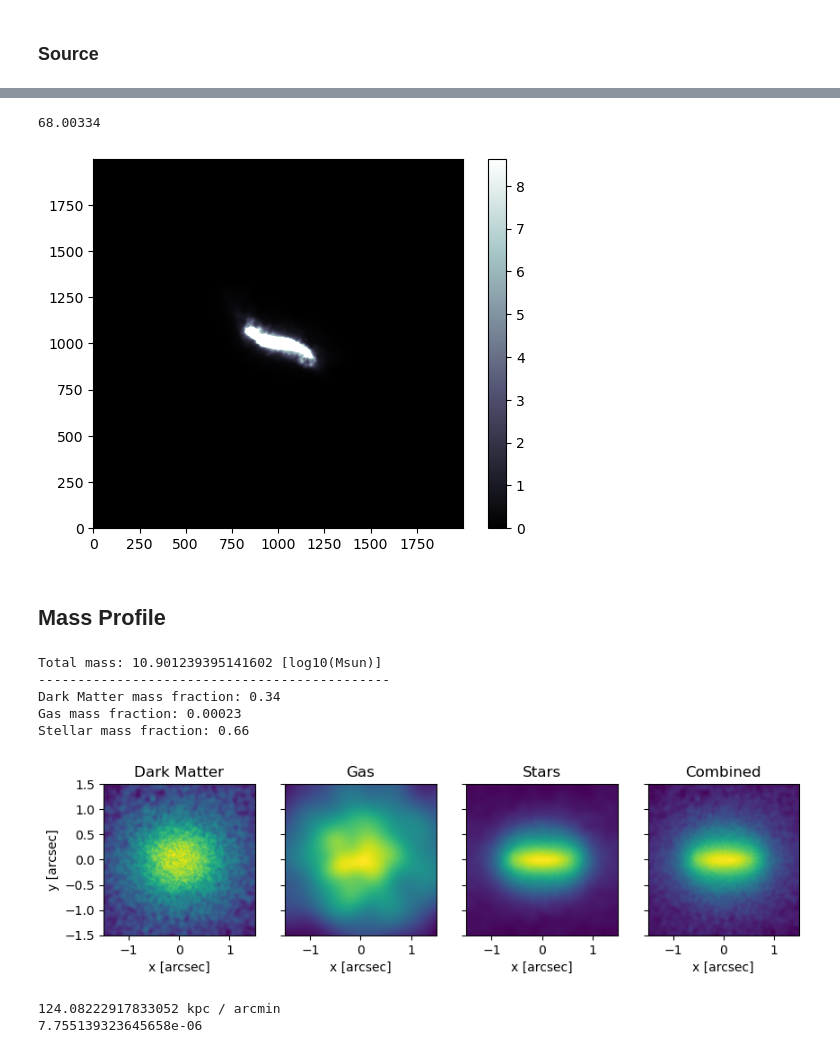
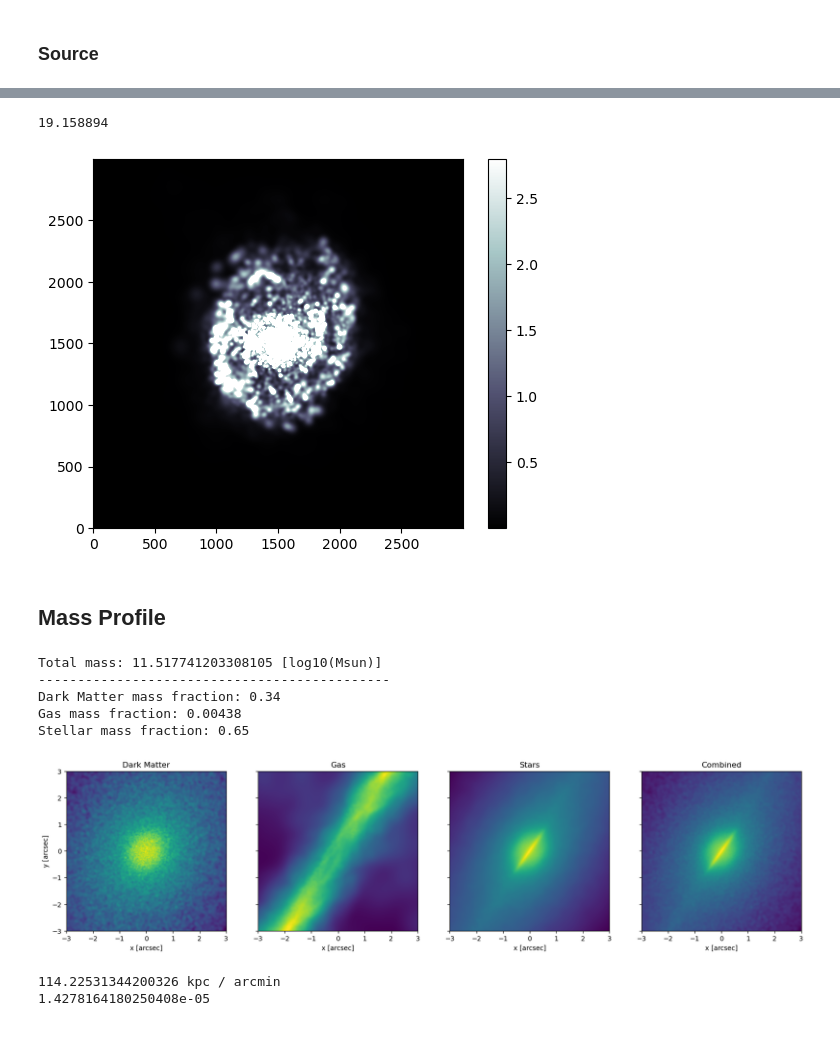
Before and after one commit to tylerjhughes/DarkLensAI, a Jupyter notebook: notebooks/main_lens_model.ipynb, the cells around one changed output, grey strips where cells are left out. Drawn from its saved outputs; the diff is of its cells as text; code cells hidden in the pictures.

Commit message:
Updated galaxy images for main_lens_model notebook

```diff
--- a/notebooks/main_lens_model.ipynb
+++ b/notebooks/main_lens_model.ipynb
@@ -189,8 +189,3 @@ The point was raised that if an ML model can overfit to a single simulation and
 ## Light Profile
 
 ### Lens
-# %%
-with h5py.File('../data/test_images/grid_subhalo_TNG50-1_90_3_LensLight_jwstf090w_faceon.hdf5', 'r') as f:
-    galaxy_image = f['grid'][:]
-
-plt.imshow(galaxy_image, origin='lower')
@@ -235,8 +232,3 @@ print(axis_ratio)
 0.3412698412698413
 # %% [markdown]
 ### Source
-# %%
-with h5py.File('../data/test_images/grid_halo_TNG50-1_50_658_jwstf090w_edge.hdf5', 'r') as f:
-    source_image = f['grid'][:]
-
-plt.imshow(source_image, origin='lower')
@@ -246,89 +235,94 @@ plt.imshow(source_image, origin='lower')
 # %%
-mag = np.min(galaxy_image)
-print(mag)
+with h5py.File('../data/test_images/grid_halo_TNG50-1_50_658_SourceLight_jwstf070w.hdf5', 'r') as f:
+    source_image = f['grid'][:]
+
+mag_source = np.min(source_image)
+print(mag_source)
 
 source_image = data_util.magnitude2cps(source_image, mag_zero_point)
 
-vmax = np.percentile(source_image, 99.5)
+vmax = np.percentile(source_image, 96.5)
 
 plt.imshow(source_image, origin='lower', cmap='bone', vmax=vmax)
 plt.colorbar()
 
+source_centre_x = np.random.uniform(-0.5, 0.5)
+source_centre_y = np.random.uniform(-0.5, 0.5)
 
 #kwargs
-kwargs_source_light_custom = [{'image': source_image, 'magnitude': 21, 'center_x': 0.4, 'center_y': 0.3, 'phi_G': 0, 'scale': 0.003}
+kwargs_source_light_custom = [{'image': source_image, 'magnitude': 22, 'center_x': source_centre_x, 'center_y': source_centre_y, 'phi_G': 0, 'scale': 0.002}
                     ]
 # %% [output]
-68.00334
+19.158894
-[figure, old version]
+[figure, new version]
 # %% [markdown]
 ## Mass Profile
 # %%
-fig, ax = plt.subplots(1, 4, figsize=(10, 5), sharex=True, sharey=True)
+fig, ax = plt.subplots(1, 4, figsize=(20, 10), sharex=True, sharey=True)
 
 ## Dark Matter
-with h5py.File('../data/test_images/grid_subhalo_TNG50-1_90_3_dmMass.hdf5', 'r') as f:
+with h5py.File('../data/test_images/grid_halo_TNG50-1_91_18_LensMass_dm.hdf5', 'r') as f:
     dm_surface_mass_density = f['grid'][:]
 
-ax[0].imshow(dm_surface_mass_density, origin='lower', extent=[-1.5, 1.5, -1.5, 1.5])
+ax[0].imshow(dm_surface_mass_density, origin='lower', extent=[-3, 3, -3, 3])
 ax[0].set_title('Dark Matter')
 ax[0].set_xlabel('x [arcsec]')
 ax[0].set_ylabel('y [arcsec]')
 
 ## Gas
-with h5py.File('../data/test_images/grid_subhalo_TNG50-1_90_3_gasMass.hdf5', 'r') as f:
+with h5py.File('../data/test_images/grid_halo_TNG50-1_91_18_LensMass_gas.hdf5', 'r') as f:
     gas_surface_mass_density = f['grid'][:]
 
-ax[1].imshow(gas_surface_mass_density, origin='lower', extent=[-1.5, 1.5, -1.5, 1.5])
+ax[1].imshow(gas_surface_mass_density, origin='lower', extent=[-3, 3, -3, 3])
 ax[1].set_title('Gas')
 ax[1].set_xlabel('x [arcsec]')
 
 ## Stars
-with h5py.File('../data/test_images/grid_subhalo_TNG50-1_90_3_stellarMass.hdf5', 'r') as f:
+with h5py.File('../data/test_images/grid_halo_TNG50-1_91_18_LensMass_stellar.hdf5', 'r') as f:
     stellar_surface_mass_density = f['grid'][:]
 
-ax[2].imshow(stellar_surface_mass_density, origin='lower', extent=[-1.5, 1.5, -1.5, 1.5])
+ax[2].imshow(stellar_surface_mass_density, origin='lower', extent=[-3, 3, -3, 3])
 ax[2].set_title('Stars')
 ax[2].set_xlabel('x [arcsec]')
 
 ## Combine all components
 
 combined_surface_mass_density = np.log10(10**dm_surface_mass_density + 10**gas_surface_mass_density + 10**stellar_surface_mass_density)
 
-ax[3].imshow(combined_surface_mass_density, origin='lower', extent=[-1.5, 1.5, -1.5, 1.5])
+ax[3].imshow(combined_surface_mass_density, origin='lower', extent=[-3, 3, -3, 3])
 ax[3].set_title('Combined')
 ax[3].set_xlabel('x [arcsec]')
 
 ## Total Masses
 total_mass = np.log10(np.sum(10**combined_surface_mass_density))
 dm_mass = np.log10(np.sum(10**dm_surface_mass_density))
 gas_mass = np.log10(np.sum(10**gas_surface_mass_density))
 stellar_mass = np.log10(np.sum(10**stellar_surface_mass_density))
 
 
 dm_mass_frac = dm_mass - total_mass
 gas_mass_frac = gas_mass - total_mass
 stellar_mass_frac = stellar_mass - total_mass
 
 print(f"Total mass: {total_mass} [log10(Msun)]")
 print("-"*45)
 print(f"Dark Matter mass fraction: {np.round(10**dm_mass_frac,2)}")
 print(f"Gas mass fraction: {np.round(10**gas_mass_frac,5)}")
 print(f"Stellar mass fraction: {np.round(10**stellar_mass_frac,2)}")
 # %% [output]
-Total mass: 10.901239395141602 [log10(Msun)]
+Total mass: 11.517741203308105 [log10(Msun)]
 ---------------------------------------------
 Dark Matter mass fraction: 0.34
-Gas mass fraction: 0.00023
-Stellar mass fraction: 0.66
+Gas mass fraction: 0.00438
+Stellar mass fraction: 0.65
-[figure, old version]
+[figure, new version]
 # %%
 cosmo = Planck13
-z_lens = 0.109869940458825
+z_lens = 0.1
 z_source = 1
 
 # Example angular size in arcseconds
-angular_size_arcsec = 0.00375
+angular_size_arcsec = 0.0075
 
 # Convert arcseconds to arcminutes
 angular_size_arcmin = angular_size_arcsec / 60.0
@@ -349,6 +343,6 @@ print(size_Mpc)
 lightcone = LightCone([10**combined_surface_mass_density], [size_Mpc], [z_lens])
 lens_model_custom, kwargs_lens_custom = lightcone.cone_instance(z_source, cosmo, multi_plane=True)
 # %% [output]
-124.08222917833052 kpc / arcmin
-7.755139323645658e-06
+114.22531344200326 kpc / arcmin
+1.4278164180250408e-05
 # %%
```
Also changed, not shown: parts of 8 cells of this notebook, 13 other files.
